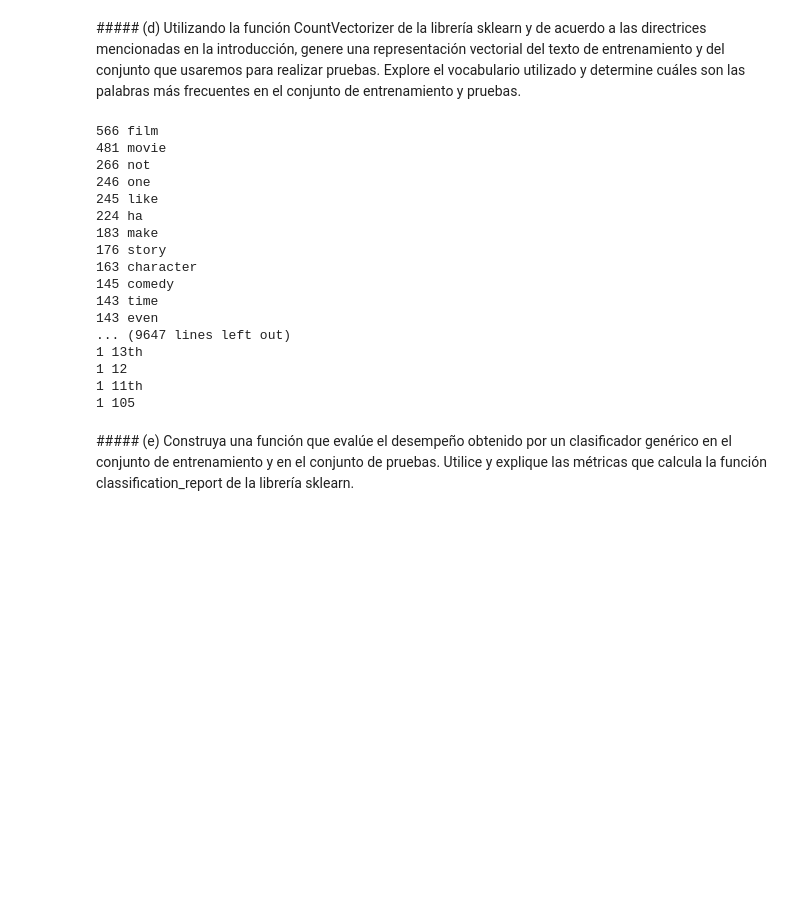
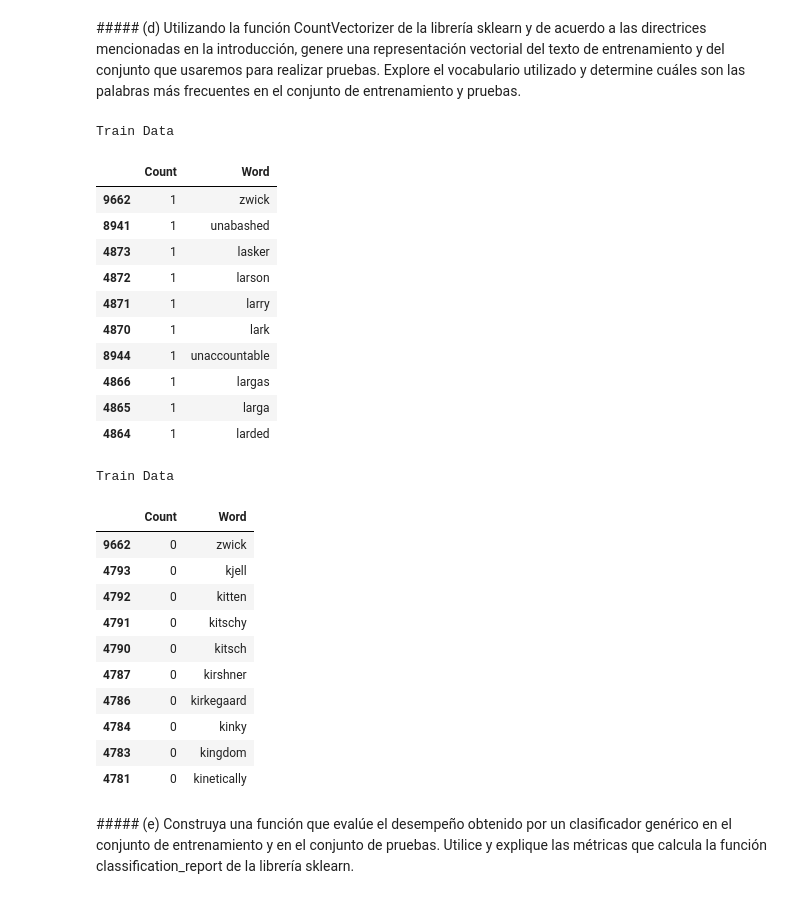
Before and after one commit to cvalenzu/ML-2017, a Jupyter notebook: hw2/Tarea 2.ipynb, the cells around one changed output. Cells and saved outputs as stored; diff of their text form; code cells hidden in the pictures; blank space fills up the shorter version.

Commit message:
Added testing distribution of words in 2.d

```diff
--- a/hw2/Tarea 2.ipynb
+++ b/hw2/Tarea 2.ipynb
@@ -467,40 +467,60 @@ I don't love eating cake        n't love eat cake              n't love eating c
 # %%
 import numpy as np
 from sklearn.feature_extraction.text import CountVectorizer
 texts_train = [word_extractor2(text) for text in train_df.Text]
 texts_test = [word_extractor2(text) for text in test_df.Text]
 vectorizer = CountVectorizer(ngram_range=(1, 1), binary='False')
 vectorizer.fit(np.asarray(texts_train))
 features_train = vectorizer.transform(texts_train)
 features_test = vectorizer.transform(texts_test)
 labels_train = np.asarray((train_df.Sentiment.astype(float)+1)/2.0)
 labels_test = np.asarray((test_df.Sentiment.astype(float)+1)/2.0)
 vocab = vectorizer.get_feature_names()
 dist=list(np.array(features_train.sum(axis=0)).reshape(-1,))
-l = []
-for tag, count in zip(vocab, dist):
-    l.append((count,tag))
-l.sort(reverse=True)
-for count, tag in l:
-    print count, tag
+
+result_train = pd.DataFrame({"Count": dist, "Word": vocab}).sort_values("Count").iloc[:10]
+
+
+dist=list(np.array(features_test.sum(axis=0)).reshape(-1,))
+result_test = pd.DataFrame({"Count": dist, "Word": vocab}).sort_values("Count").iloc[:10]
+
+print("Train Data")
+display(result_train)
+
+print("Train Data")
+display(result_test)
+
+# l = []
+# for tag, count in zip(vocab, dist):
+#     l.append((count,tag))
+# l.sort(reverse=True)
+# for count, tag in l:
+#     print count, tag
 # %% [output]
-566 film
-481 movie
-266 not
-246 one
-245 like
-224 ha
-183 make
-176 story
-163 character
-145 comedy
-143 time
-143 even
-... (9647 lines left out)
-1 13th
-1 12
-1 11th
-1 105
+Train Data
+|  | Count | Word |
+| 9662 | 1 | zwick |
+| 8941 | 1 | unabashed |
+| 4873 | 1 | lasker |
+| 4872 | 1 | larson |
+| 4871 | 1 | larry |
+| 4870 | 1 | lark |
+| 8944 | 1 | unaccountable |
+| 4866 | 1 | largas |
+| 4865 | 1 | larga |
+| 4864 | 1 | larded |
+Train Data
+|  | Count | Word |
+| 9662 | 0 | zwick |
+| 4793 | 0 | kjell |
+| 4792 | 0 | kitten |
+| 4791 | 0 | kitschy |
+| 4790 | 0 | kitsch |
+| 4787 | 0 | kirshner |
+| 4786 | 0 | kirkegaard |
+| 4784 | 0 | kinky |
+| 4783 | 0 | kingdom |
+| 4781 | 0 | kinetically |
 # %% [markdown]
 <div id='2e' />
 ##### (e) Construya una función que evalúe el desempeño obtenido por un clasificador genérico en el conjunto de entrenamiento y en el conjunto de pruebas. Utilice y explique las métricas que calcula la función classification_report de la librería sklearn.
```
Also changed, not shown: 1 other file.
